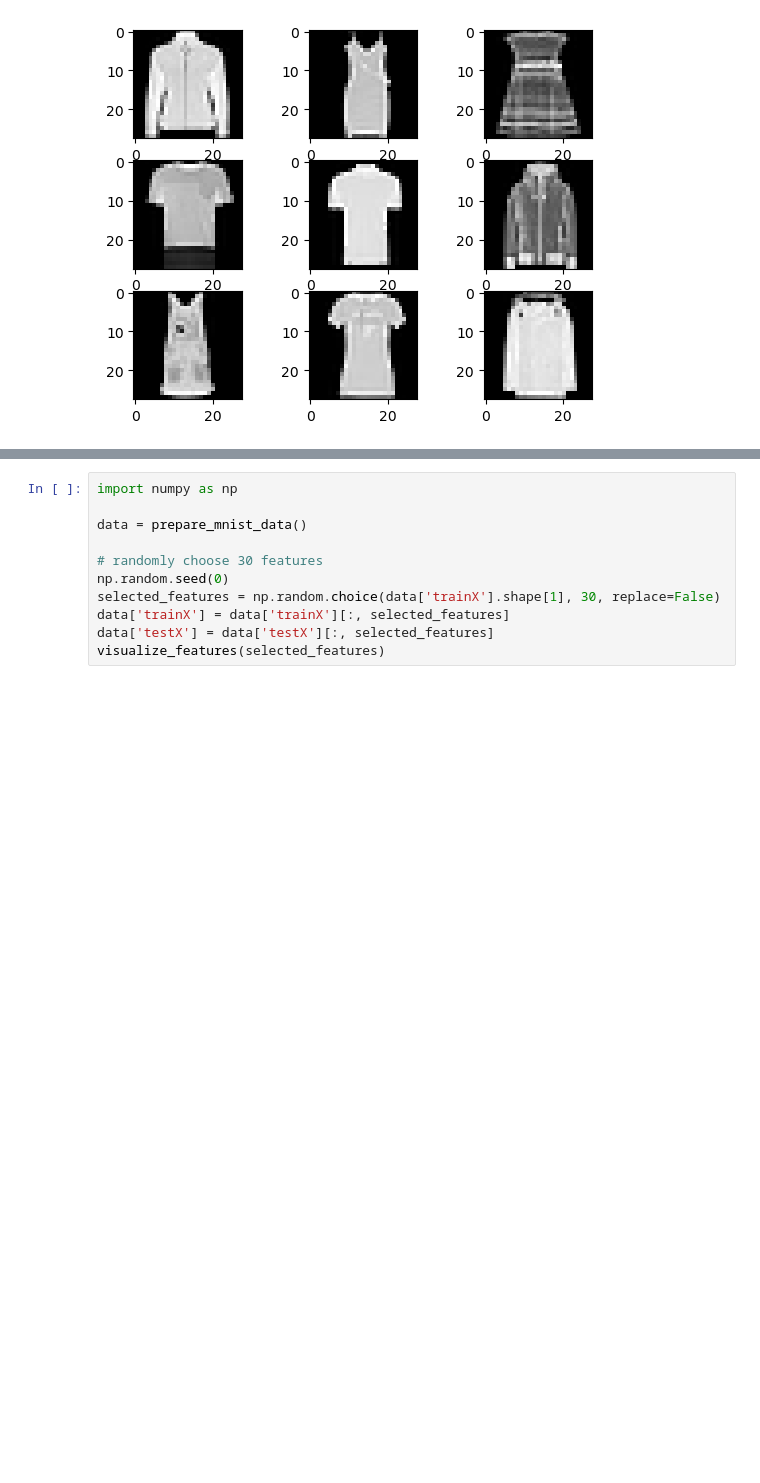
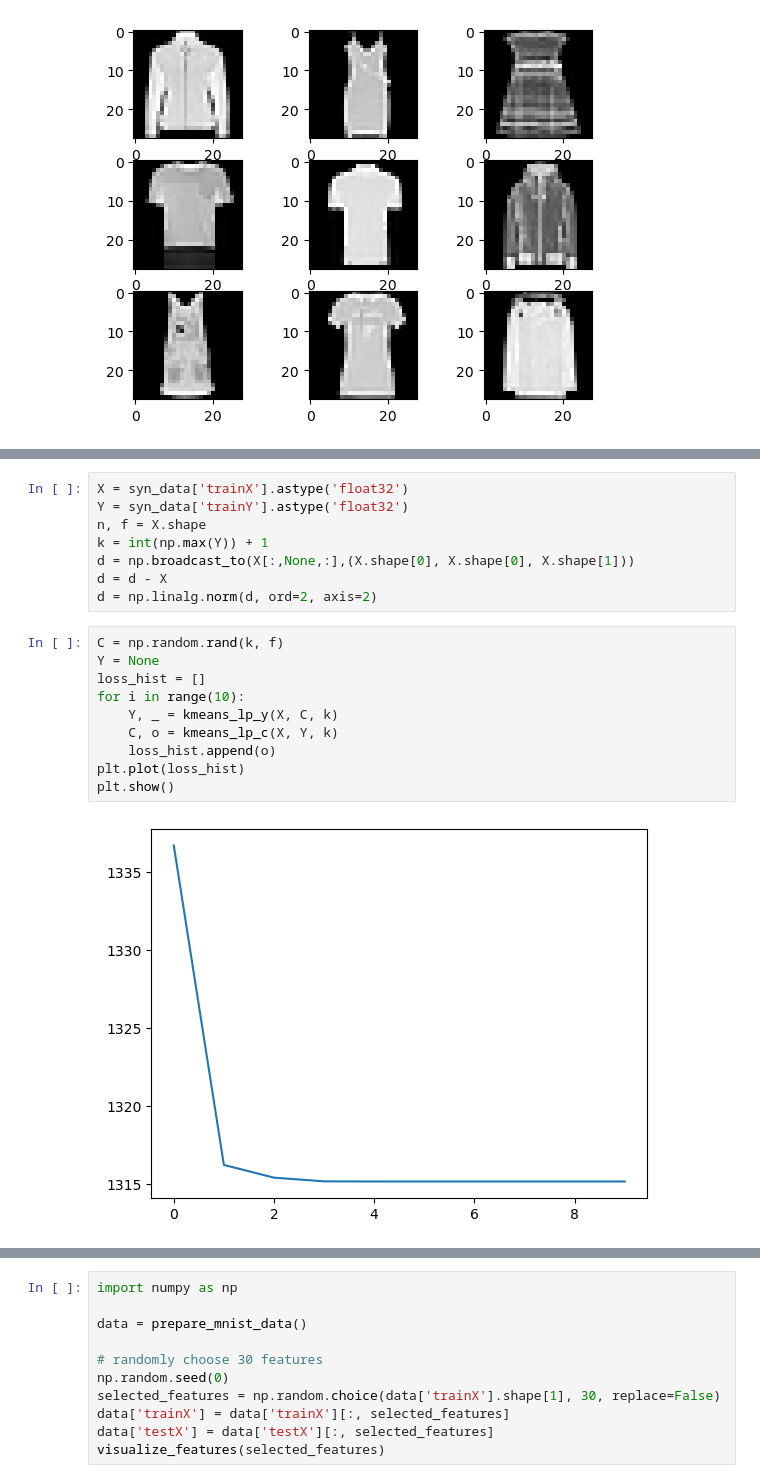
Before and after one commit to AndreaBaretta/Linear_Programming_ECE236A, a Jupyter notebook: Code/Code/ECE236A_Project_Demo.ipynb, the cells around one changed output, grey strips where cells are left out. Cells and saved outputs as stored; diff of their text form; blank space fills up the shorter version.

```diff
--- a/Code/Code/ECE236A_Project_Demo.ipynb
+++ b/Code/Code/ECE236A_Project_Demo.ipynb
@@ -181,0 +244,20 @@ print(classifier.evaluate(mnist_data['testX'], mnist_data['testY']))
+# %%
+X = syn_data['trainX'].astype('float32')
+Y = syn_data['trainY'].astype('float32')
+n, f = X.shape
+k = int(np.max(Y)) + 1
+d = np.broadcast_to(X[:,None,:],(X.shape[0], X.shape[0], X.shape[1]))
+d = d - X
+d = np.linalg.norm(d, ord=2, axis=2)
+# %%
+C = np.random.rand(k, f)
+Y = None
+loss_hist = []
+for i in range(10):
+    Y, _ = kmeans_lp_y(X, C, k)
+    C, o = kmeans_lp_c(X, Y, k)
+    loss_hist.append(o)
+plt.plot(loss_hist)
+plt.show()
+# %% [output]
+[figure, added]
```
Also changed, not shown: parts of 67 cells of this notebook, 1 other file.
